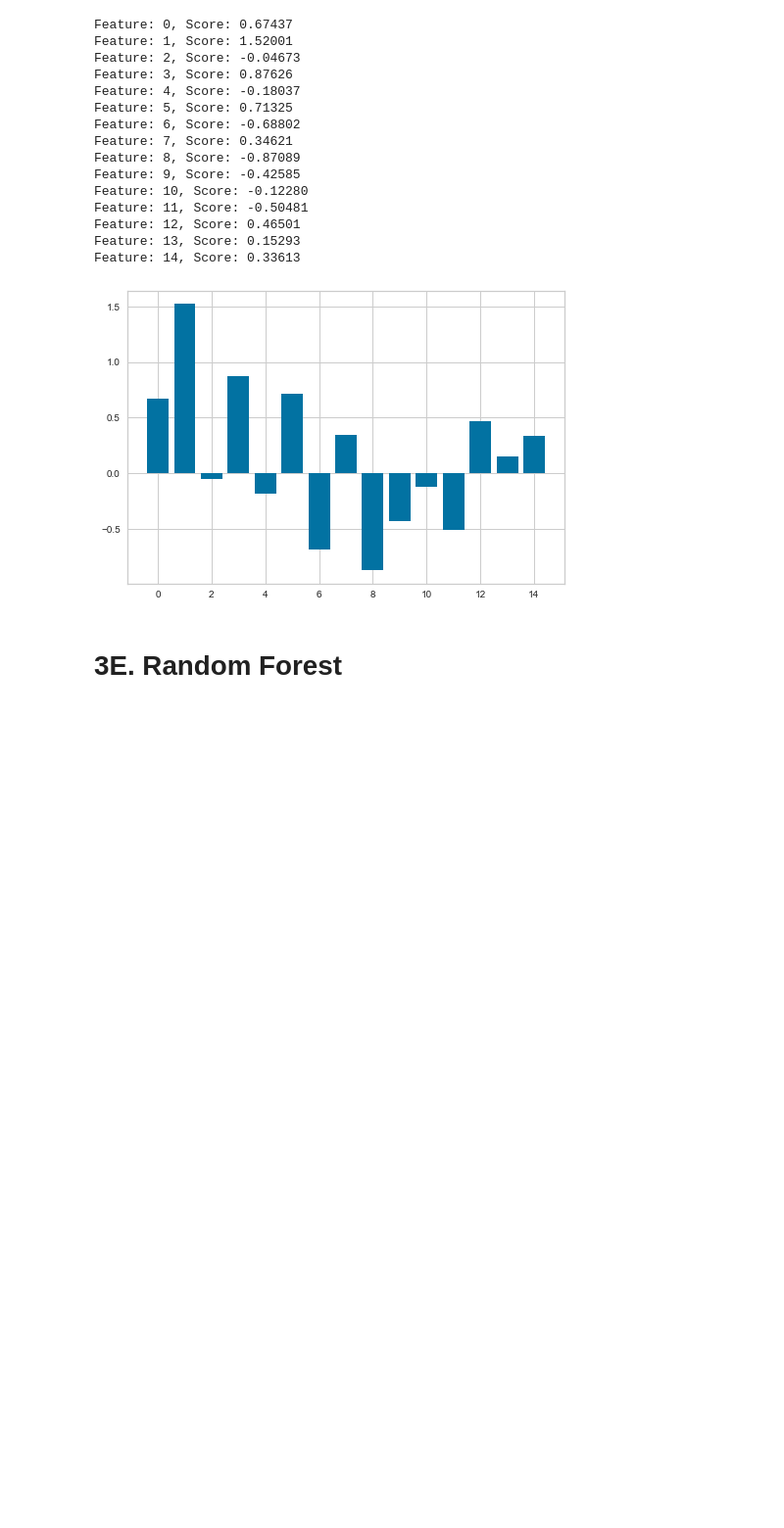
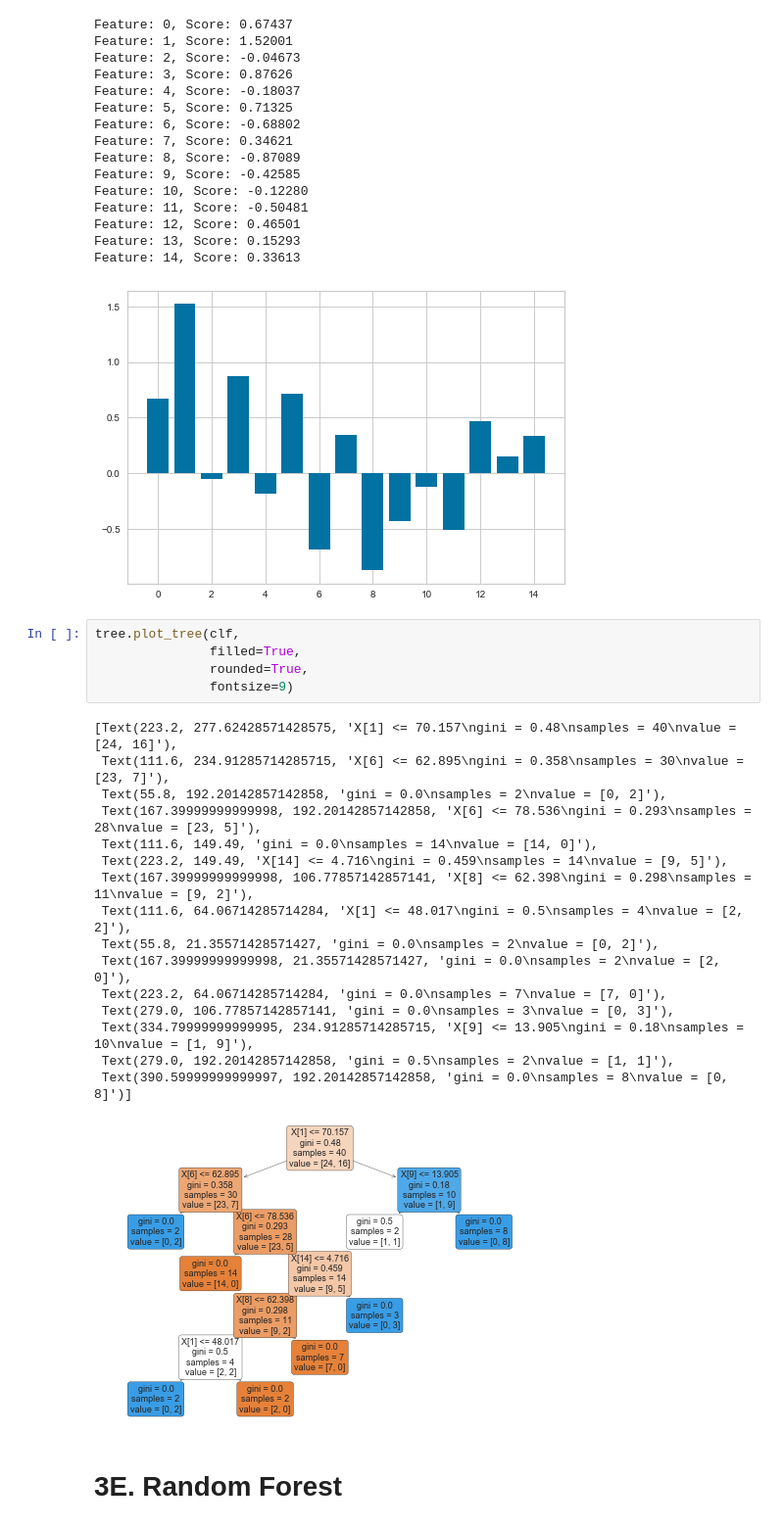
Before and after one commit to ermiasgelaye/Mental-Health-Predictor, a Jupyter notebook: machine_learning_analysis.ipynb, the cells around one changed output. Shown: that part at 98% size. Cells and saved outputs as stored; diff of their text form; blank space fills up the shorter version.

```diff
--- a/machine_learning_analysis.ipynb
+++ b/machine_learning_analysis.ipynb
@@ -755,6 +839,28 @@ Feature: 12, Score: 0.46501
 Feature: 13, Score: 0.15293
 Feature: 14, Score: 0.33613
 [figure]
+# %%
+tree.plot_tree(clf,
+               filled=True,
+               rounded=True,
+               fontsize=9)
+# %% [output]
+[Text(223.2, 277.62428571428575, 'X[1] <= 70.157\ngini = 0.48\nsamples = 40\nvalue = [24, 16]'),
+ Text(111.6, 234.91285714285715, 'X[6] <= 62.895\ngini = 0.358\nsamples = 30\nvalue = [23, 7]'),
+ Text(55.8, 192.20142857142858, 'gini = 0.0\nsamples = 2\nvalue = [0, 2]'),
+ Text(167.39999999999998, 192.20142857142858, 'X[6] <= 78.536\ngini = 0.293\nsamples = 28\nvalue = [23, 5]'),
+ Text(111.6, 149.49, 'gini = 0.0\nsamples = 14\nvalue = [14, 0]'),
+ Text(223.2, 149.49, 'X[14] <= 4.716\ngini = 0.459\nsamples = 14\nvalue = [9, 5]'),
+ Text(167.39999999999998, 106.77857142857141, 'X[8] <= 62.398\ngini = 0.298\nsamples = 11\nvalue = [9, 2]'),
+ Text(111.6, 64.06714285714284, 'X[1] <= 48.017\ngini = 0.5\nsamples = 4\nvalue = [2, 2]'),
+ Text(55.8, 21.35571428571427, 'gini = 0.0\nsamples = 2\nvalue = [0, 2]'),
+ Text(167.39999999999998, 21.35571428571427, 'gini = 0.0\nsamples = 2\nvalue = [2, 0]'),
+ Text(223.2, 64.06714285714284, 'gini = 0.0\nsamples = 7\nvalue = [7, 0]'),
+ Text(279.0, 106.77857142857141, 'gini = 0.0\nsamples = 3\nvalue = [0, 3]'),
+ Text(334.79999999999995, 234.91285714285715, 'X[9] <= 13.905\ngini = 0.18\nsamples = 10\nvalue = [1, 9]'),
+ Text(279.0, 192.20142857142858, 'gini = 0.5\nsamples = 2\nvalue = [1, 1]'),
+ Text(390.59999999999997, 192.20142857142858, 'gini = 0.0\nsamples = 8\nvalue = [0, 8]')]
+[figure, added]
 # %% [markdown]
  # 3E. Random Forest
 # %%
```
Also changed, not shown: parts of 8 cells of this notebook, 1 other file.
